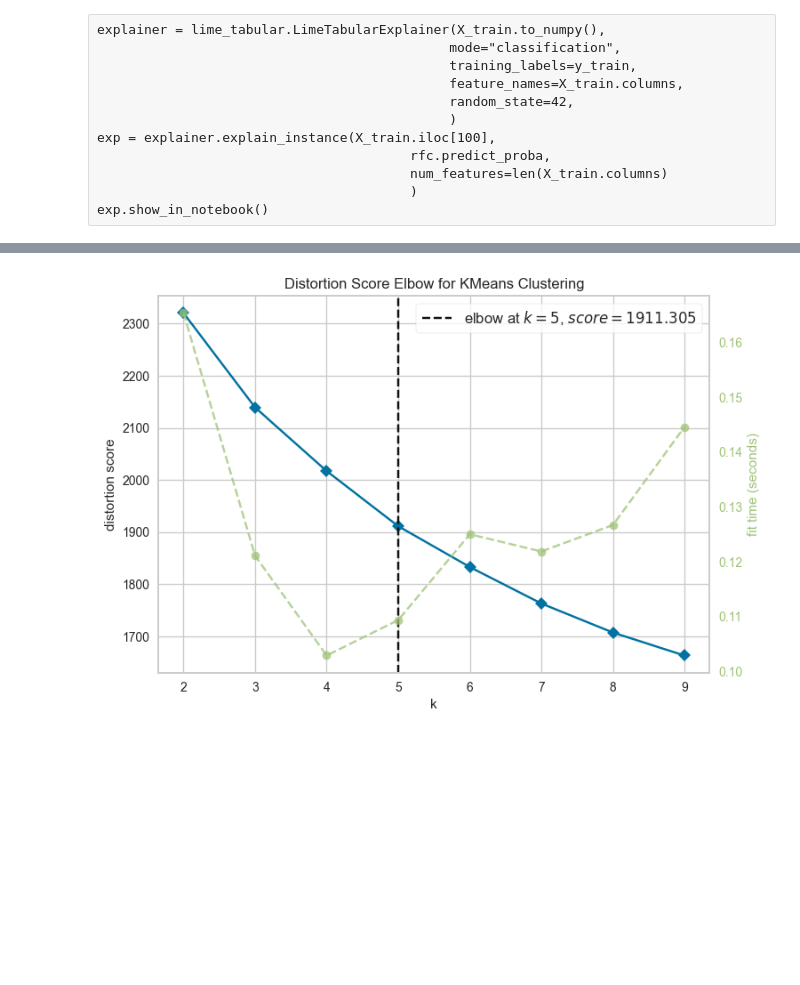
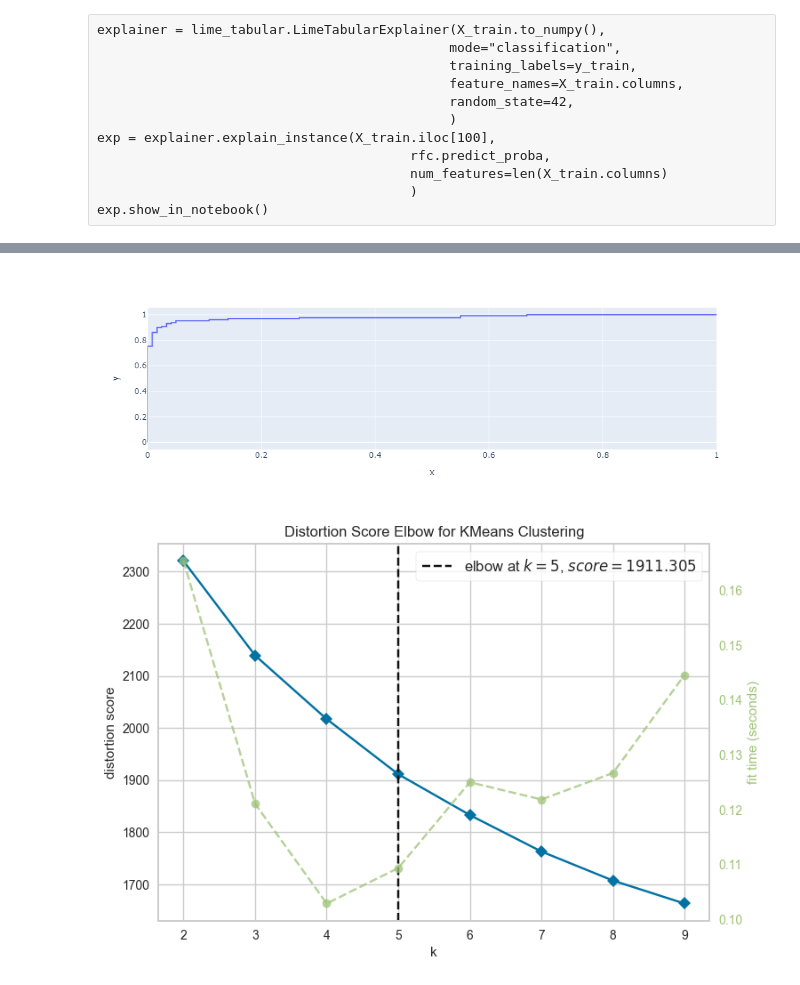
Before and after one commit to epdavid1/adboost-dashboard, a Jupyter notebook: adboost clean.ipynb, the cells around one changed output, grey strips where cells are left out. Cells and saved outputs as stored; diff of their text form; code cells hidden in the pictures; blank space fills up the shorter version.

```diff
--- a/adboost clean.ipynb
+++ b/adboost clean.ipynb
@@ -105,3 +116,11 @@ print(confusion_matrix(y_test, preds))
+# %%
+preds_proba_1 = xgb.predict_proba(X_test.values)[:, 1]
+fpr, tpr, _ = roc_curve(y_test, preds_proba_1)
+auc = roc_auc_score(y_test, preds_proba_1)
+# %%
+px.line(x=fpr, y=tpr)
+# %% [output]
+[figure, added]
 # %%
 explainer = shap.Explainer(xgb)
 shap_values = explainer.shap_values(X_train[pd.concat([X_train, y_train], axis=1)['Clicked on Ad'] == 1])
```
Also changed, not shown: parts of 2 cells of this notebook, 1 other file.
